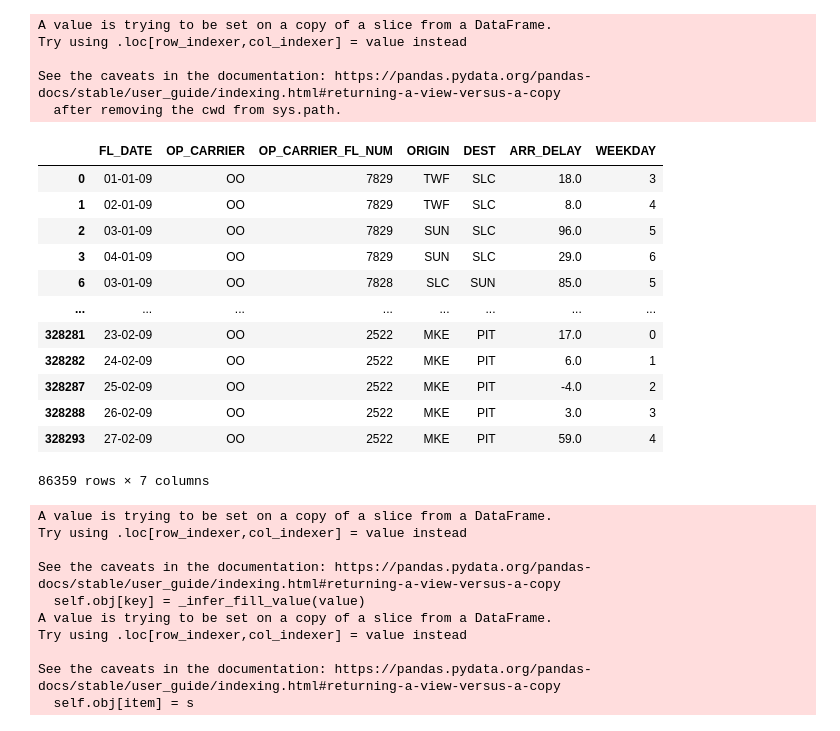
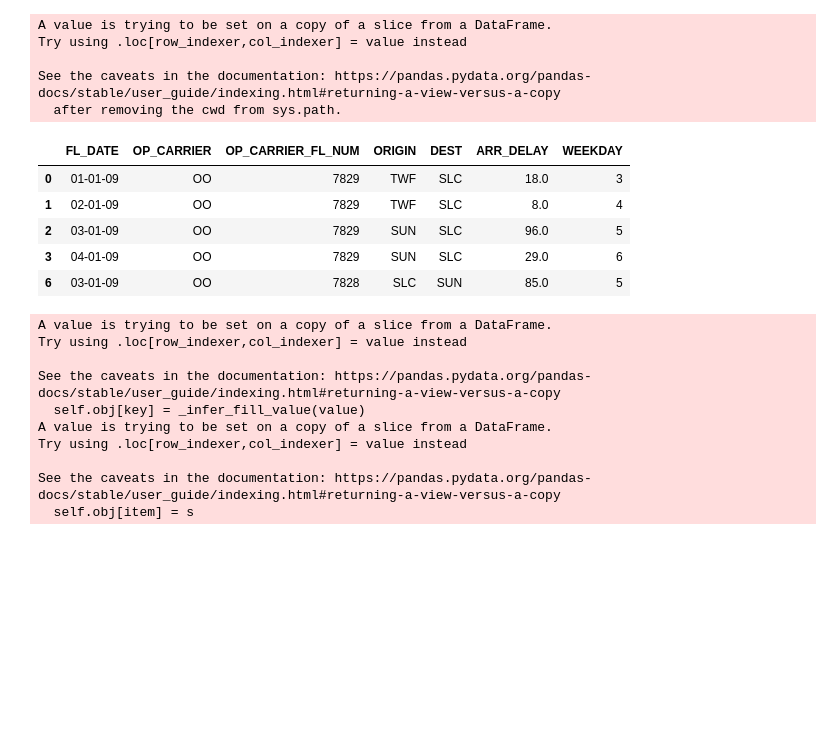
Before and after one commit to mjncardenas/Pandas-Project, a Jupyter notebook: cleaning_data.ipynb, the cells around one changed output. Drawn from its saved outputs; the diff is of its cells as text; code cells hidden in the pictures; blank space fills up the shorter version.

```diff
--- a/cleaning_data.ipynb
+++ b/cleaning_data.ipynb
@@ -68,19 +70,12 @@ Try using .loc[row_indexer,col_indexer] = value instead
 See the caveats in the documentation: https://pandas.pydata.org/pandas-docs/stable/user_guide/indexing.html#returning-a-view-versus-a-copy
   after removing the cwd from sys.path.
 # %%
-oo_df
+oo_df.head()
 # %% [output]
 |  | FL_DATE | OP_CARRIER | OP_CARRIER_FL_NUM | ORIGIN | DEST | ARR_DELAY | WEEKDAY |
 | 0 | 01-01-09 | OO | 7829 | TWF | SLC | 18.0 | 3 |
 | 1 | 02-01-09 | OO | 7829 | TWF | SLC | 8.0 | 4 |
 | 2 | 03-01-09 | OO | 7829 | SUN | SLC | 96.0 | 5 |
 | 3 | 04-01-09 | OO | 7829 | SUN | SLC | 29.0 | 6 |
 | 6 | 03-01-09 | OO | 7828 | SLC | SUN | 85.0 | 5 |
-| ... | ... | ... | ... | ... | ... | ... | ... |
-| 328281 | 23-02-09 | OO | 2522 | MKE | PIT | 17.0 | 0 |
-| 328282 | 24-02-09 | OO | 2522 | MKE | PIT | 6.0 | 1 |
-| 328287 | 25-02-09 | OO | 2522 | MKE | PIT | -4.0 | 2 |
-| 328288 | 26-02-09 | OO | 2522 | MKE | PIT | 3.0 | 3 |
-| 328293 | 27-02-09 | OO | 2522 | MKE | PIT | 59.0 | 4 |
-86359 rows × 7 columns
 # %%
```
Also changed, not shown: parts of 23 cells of this notebook, 6 other files.
